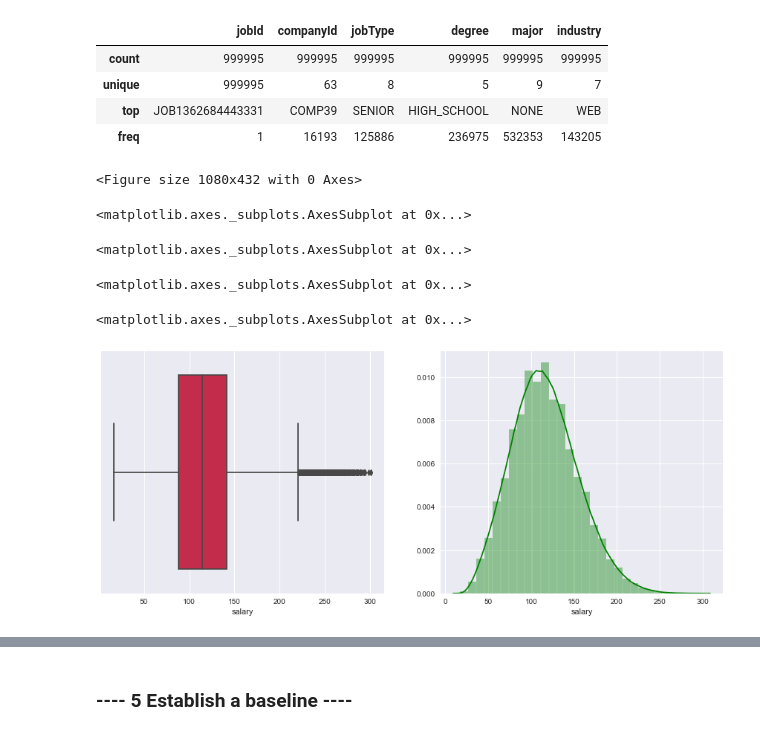
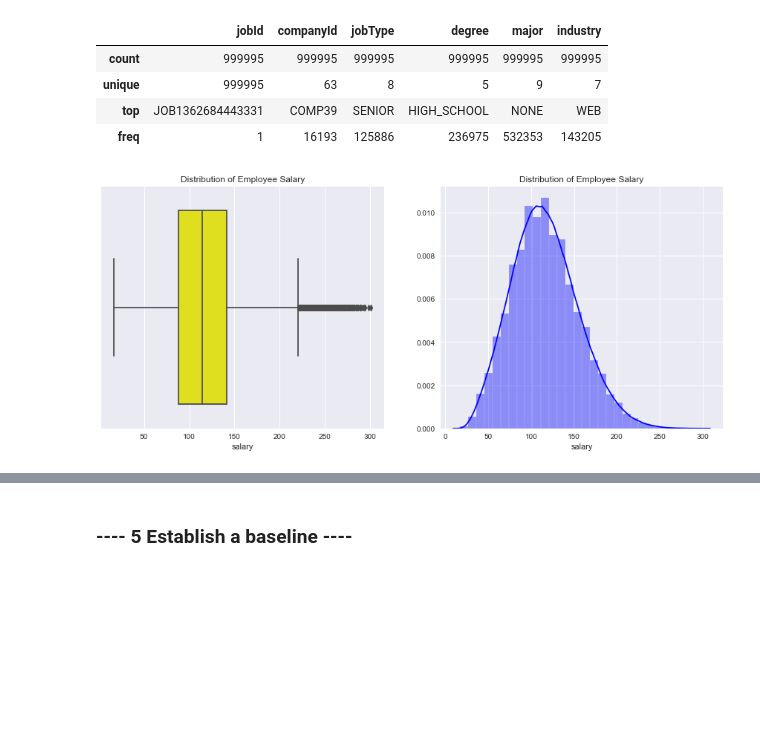
Before and after one commit to anthonywong611/salary_prediction_DS, a Jupyter notebook: Salary_Prediction_Project.ipynb, the cells around one changed output, grey strips where cells are left out. Saved outputs shown, nothing was run; the diff lists cells and outputs as text; code cells hidden in the pictures; blank space fills up the shorter version.

```diff
--- a/Salary_Prediction_Project.ipynb
+++ b/Salary_Prediction_Project.ipynb
@@ -177,14 +177,11 @@ train_df.describe(include=['O']) # summarize each categorical variable
 # %%
 plt.figure(figsize = (15,6))
 plt.subplot(1,2,1)
-sns.boxplot(train_df.salary, color='crimson')
+sns.boxplot(train_df.salary, color='yellow')
+plt.title('Distribution of Employee Salary')
 plt.subplot(1,2,2)
-sns.distplot(train_df.salary, bins = 30, color='green')
-plt.show()
+sns.distplot(train_df.salary, bins = 30, color='blue')
+plt.title('Distribution of Employee Salary')
+plt.show();
 # %% [output]
-<Figure size 1080x432 with 0 Axes>
-<matplotlib.axes._subplots.AxesSubplot at 0x...>
-<matplotlib.axes._subplots.AxesSubplot at 0x...>
-<matplotlib.axes._subplots.AxesSubplot at 0x...>
-<matplotlib.axes._subplots.AxesSubplot at 0x...>
-[figure, old version]
+[figure, new version]
```
Also changed, not shown: parts of 3 cells of this notebook.
